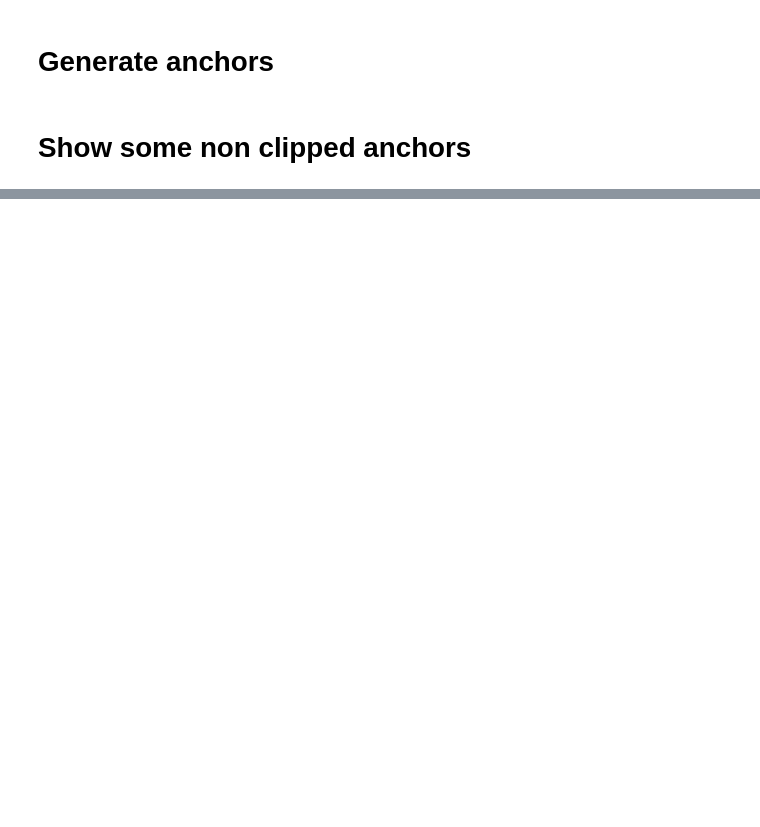
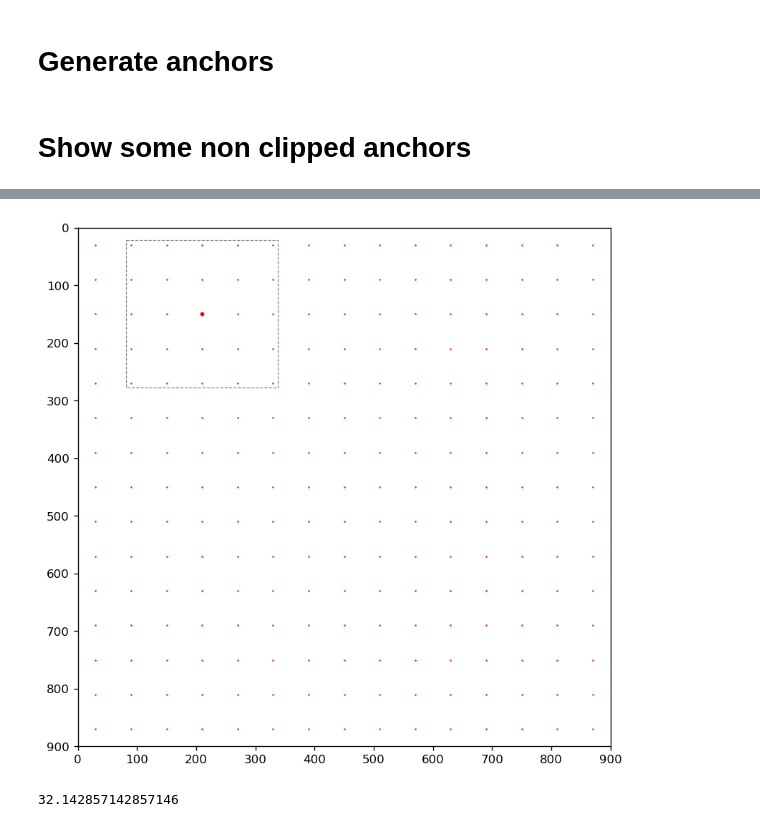
Before and after one commit to TropComplique/FaceBoxes-tensorflow, a Jupyter notebook: visualize_densified_anchor_boxes.ipynb, the cells around one changed output, grey strips where cells are left out. Cells and saved outputs as stored; diff of their text form; code cells hidden in the pictures; blank space fills up the shorter version.

```diff
--- a/visualize_densified_anchor_boxes.ipynb
+++ b/visualize_densified_anchor_boxes.ipynb
@@ -100,0 +103,8 @@ plot(anchor_boxes, cell_to_show=(5, 7))
+# %%
+plot(anchor_boxes, cell_to_show=(2, 3))
+# %% [output]
+[figure, added]
+# %%
+225/7
+# %% [output]
+32.142857142857146
```
Also changed, not shown: parts of 3 cells of this notebook, 8 other files.
